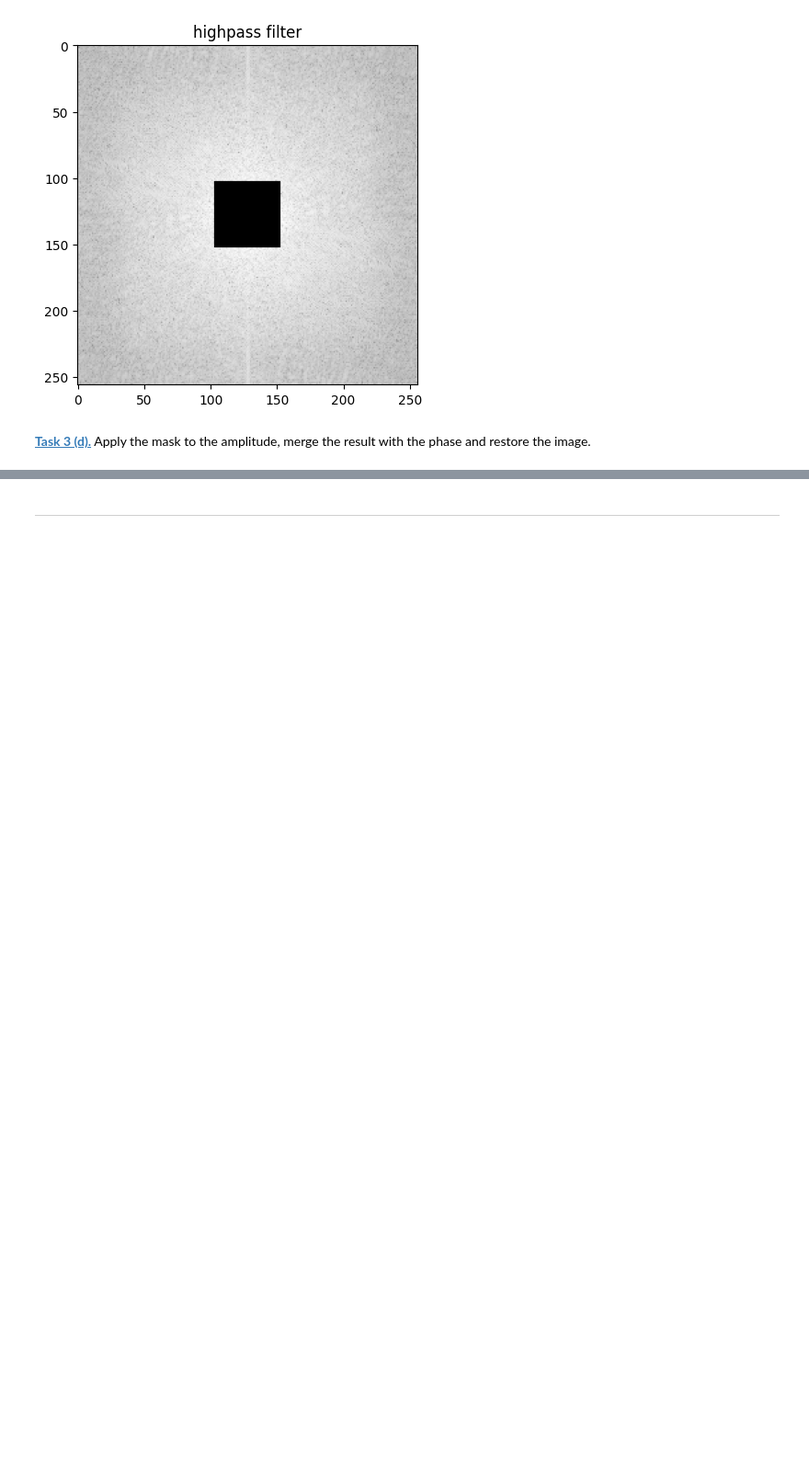
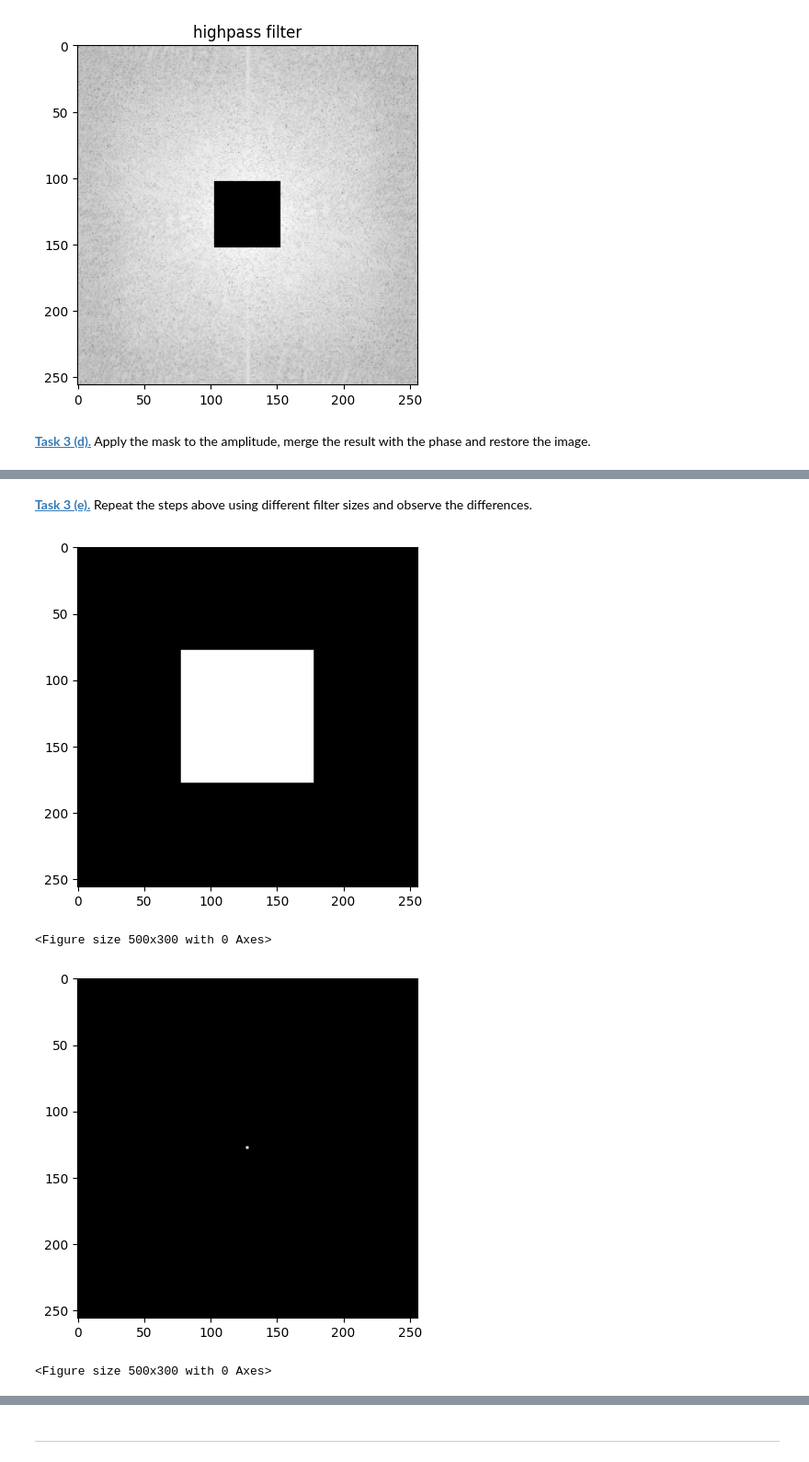
Before and after one commit to sarah-mnd/mobi-fs5-python, a Jupyter notebook: fourier.ipynb, the cells around one changed output, grey strips where cells are left out. Shown at 92% size. Cells and saved outputs as stored; diff of their text form; code cells hidden in the pictures; blank space fills up the shorter version.

```diff
--- a/fourier.ipynb
+++ b/fourier.ipynb
@@ -188,0 +219,27 @@ plt.imshow(restored_image_filter);
+# %% [markdown]
+**[Task 3 (e).]()** Repeat the steps above using different filter sizes and observe the differences.
+# %%
+filter_window_size = 100
+input_size = 256
+mask2 = np.zeros((input_size, input_size))
+center_y, center_x = mask2.shape[0]//2, mask2.shape[1]//2
+mask2[center_y - filter_window_size // 2: center_y + filter_window_size //2,
+    center_x  - filter_window_size // 2: center_x + filter_window_size // 2] = 1
+plt.imshow(mask2, cmap='gray')
+plt.figure(figsize=(5,3))
+plt.show()
+plt.clf()
+filter_window_size = 3
+input_size = 256
+mask3 = np.zeros((input_size, input_size))
+center_y, center_x = mask3.shape[0]//2, mask3.shape[1]//2
+mask3[center_y - filter_window_size // 2: center_y + filter_window_size //2,
+    center_x  - filter_window_size // 2: center_x + filter_window_size // 2] = 1
+plt.imshow(mask3, cmap='gray')
+plt.figure(figsize=(5,3))
+plt.show()
+# %% [output]
+[figure, added]
+<Figure size 500x300 with 0 Axes>
+[figure, added]
+<Figure size 500x300 with 0 Axes>
```
Also changed, not shown: parts of 8 cells of this notebook, 2 other files.
